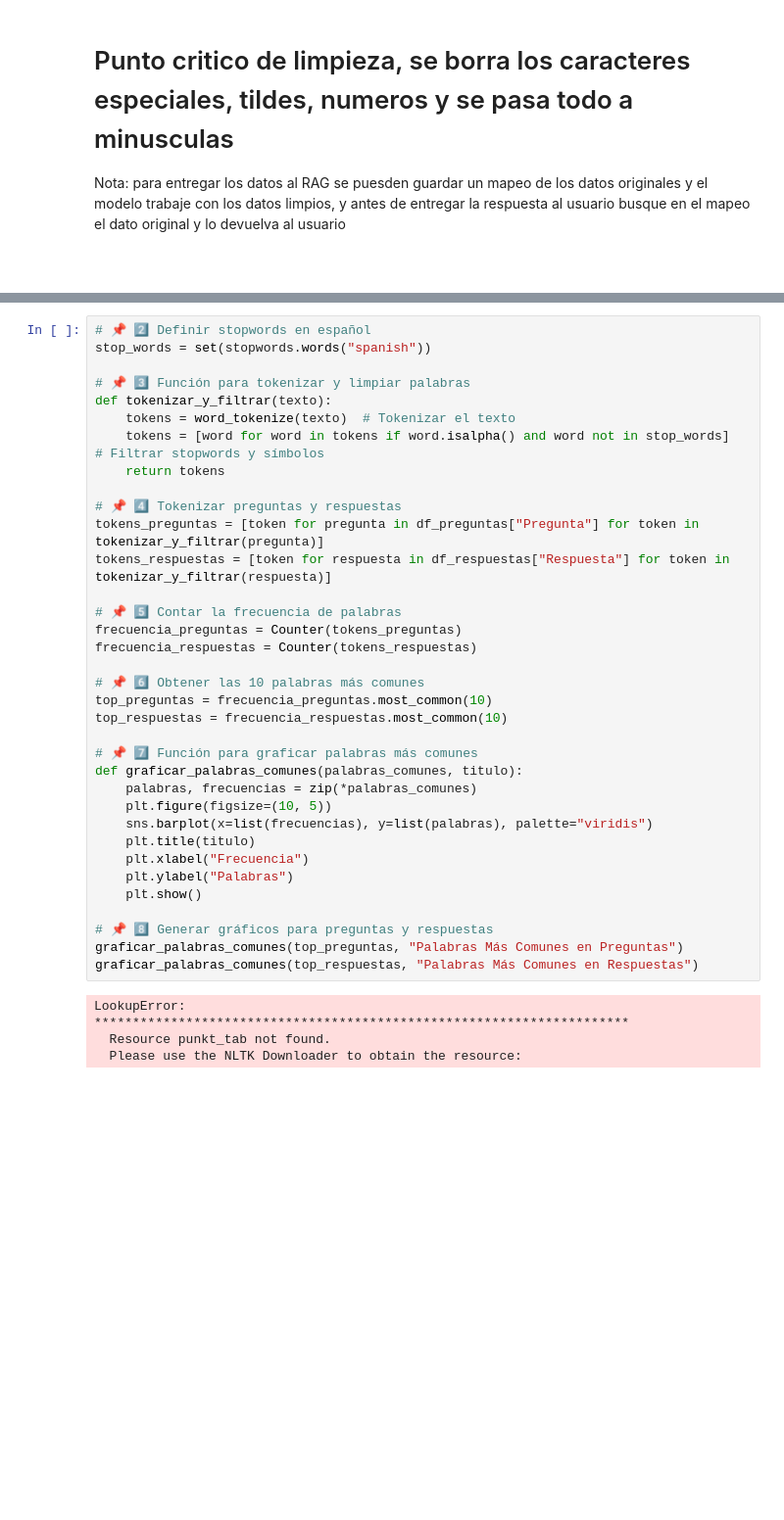
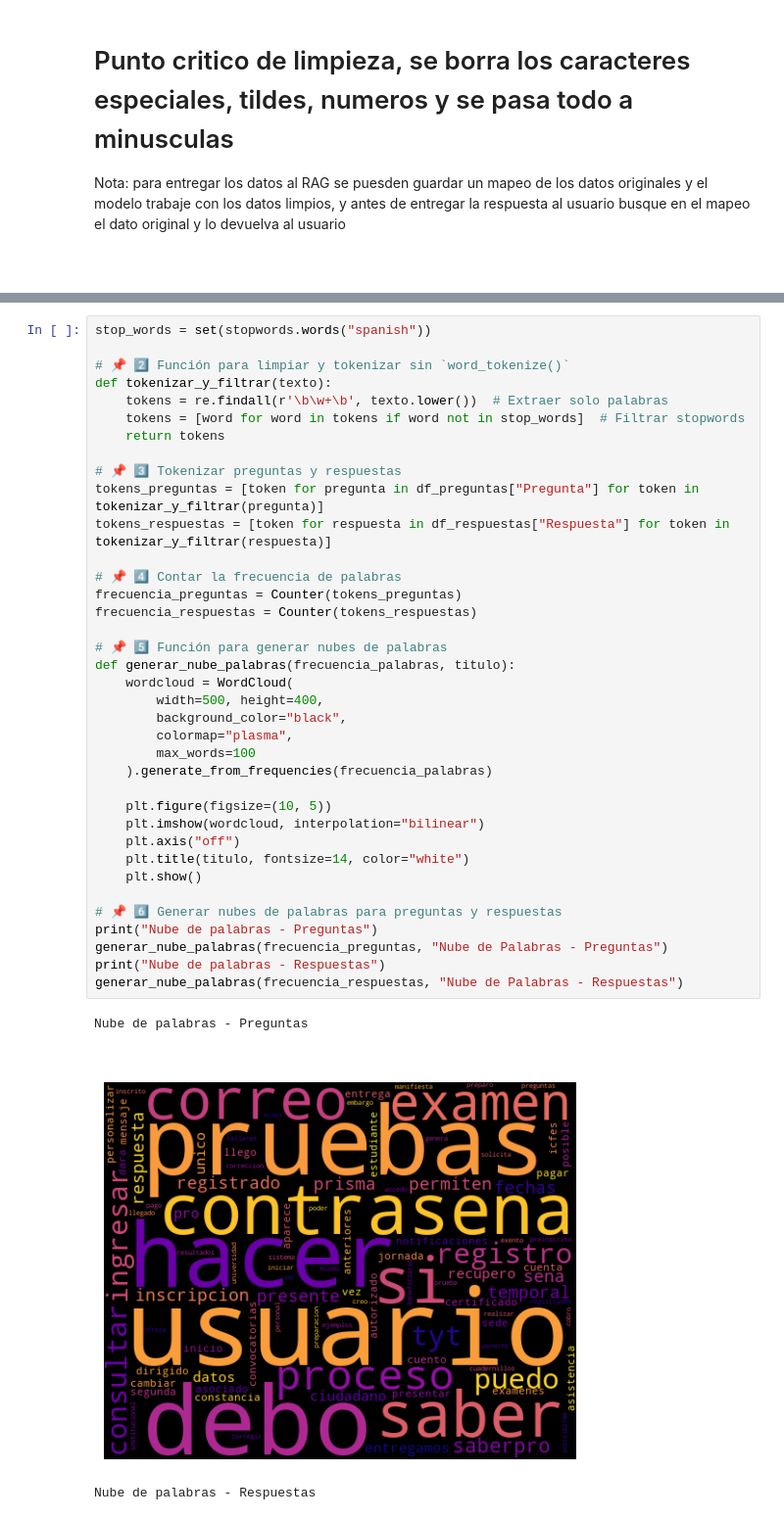
Before and after one commit to Isaac-opz/SaberPro-AI-Assistant, a Jupyter notebook: EDA/EDA.ipynb, the cells around one changed output, grey strips where cells are left out. Shown: that part at 98% size. Cells and saved outputs as stored; diff of their text form; blank space fills up the shorter version.

```diff
--- a/EDA/EDA.ipynb
+++ b/EDA/EDA.ipynb
@@ -165,42 +165,43 @@ print(df_respuestas.head())
 3  no unicamente se genera certificado de asisten...
 4  valida las tarifas en la pagina wwwicfesgovco ...
 # %%
-# 📌 2️⃣ Definir stopwords en español
 stop_words = set(stopwords.words("spanish"))
 
-# 📌 3️⃣ Función para tokenizar y limpiar palabras
+# 📌 2️⃣ Función para limpiar y tokenizar sin `word_tokenize()`
 def tokenizar_y_filtrar(texto):
-    tokens = word_tokenize(texto)  # Tokenizar el texto
-    tokens = [word for word in tokens if word.isalpha() and word not in stop_words]  # Filtrar stopwords y símbolos
+    tokens = re.findall(r'\b\w+\b', texto.lower())  # Extraer solo palabras
+    tokens = [word for word in tokens if word not in stop_words]  # Filtrar stopwords
     return tokens
 
-# 📌 4️⃣ Tokenizar preguntas y respuestas
+# 📌 3️⃣ Tokenizar preguntas y respuestas
 tokens_preguntas = [token for pregunta in df_preguntas["Pregunta"] for token in tokenizar_y_filtrar(pregunta)]
 tokens_respuestas = [token for respuesta in df_respuestas["Respuesta"] for token in tokenizar_y_filtrar(respuesta)]
 
-# 📌 5️⃣ Contar la frecuencia de palabras
+# 📌 4️⃣ Contar la frecuencia de palabras
 frecuencia_preguntas = Counter(tokens_preguntas)
 frecuencia_respuestas = Counter(tokens_respuestas)
 
-# 📌 6️⃣ Obtener las 10 palabras más comunes
-top_preguntas = frecuencia_preguntas.most_common(10)
-top_respuestas = frecuencia_respuestas.most_common(10)
+# 📌 5️⃣ Función para generar nubes de palabras
+def generar_nube_palabras(frecuencia_palabras, titulo):
+    wordcloud = WordCloud(
+        width=500, height=400,
+        background_color="black",
+        colormap="plasma",
+        max_words=100
+    ).generate_from_frequencies(frecuencia_palabras)
 
-# 📌 7️⃣ Función para graficar palabras más comunes
-def graficar_palabras_comunes(palabras_comunes, titulo):
-    palabras, frecuencias = zip(*palabras_comunes)
     plt.figure(figsize=(10, 5))
-    sns.barplot(x=list(frecuencias), y=list(palabras), palette="viridis")
-    plt.title(titulo)
-    plt.xlabel("Frecuencia")
-    plt.ylabel("Palabras")
+    plt.imshow(wordcloud, interpolation="bilinear")
+    plt.axis("off")
+    plt.title(titulo, fontsize=14, color="white")
     plt.show()
 
-# 📌 8️⃣ Generar gráficos para preguntas y respuestas
-graficar_palabras_comunes(top_preguntas, "Palabras Más Comunes en Preguntas")
-graficar_palabras_comunes(top_respuestas, "Palabras Más Comunes en Respuestas")
+# 📌 6️⃣ Generar nubes de palabras para preguntas y respuestas
+print("Nube de palabras - Preguntas")
+generar_nube_palabras(frecuencia_preguntas, "Nube de Palabras - Preguntas")
+print("Nube de palabras - Respuestas")
+generar_nube_palabras(frecuencia_respuestas, "Nube de Palabras - Respuestas")
 # %% [output]
-LookupError:
-**********************************************************************
-  Resource punkt_tab not found.
-  Please use the NLTK Downloader to obtain the resource:
+Nube de palabras - Preguntas
+[figure, added]
+Nube de palabras - Respuestas
```
Also changed, not shown: parts of 6 cells of this notebook, 3 other files.
